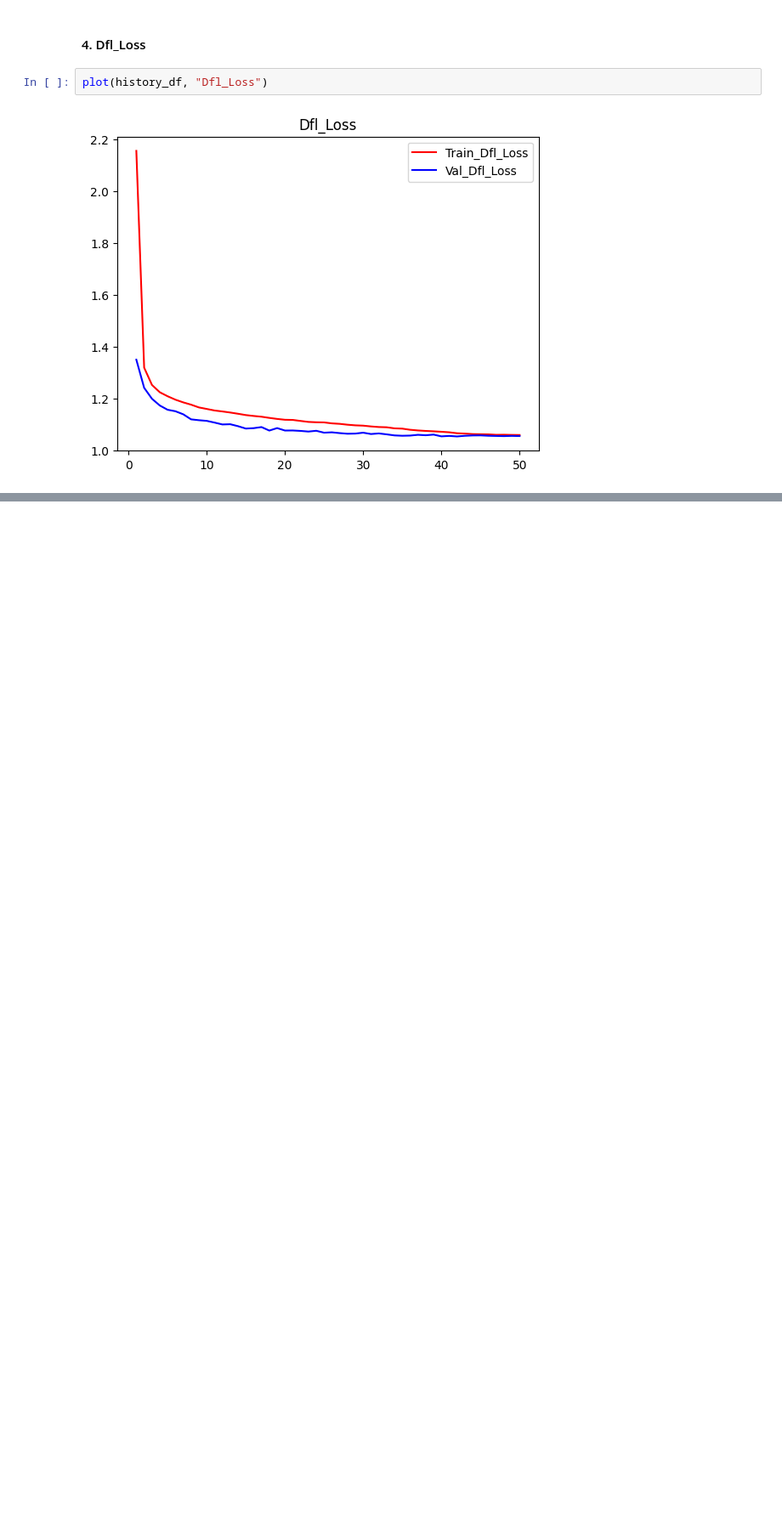
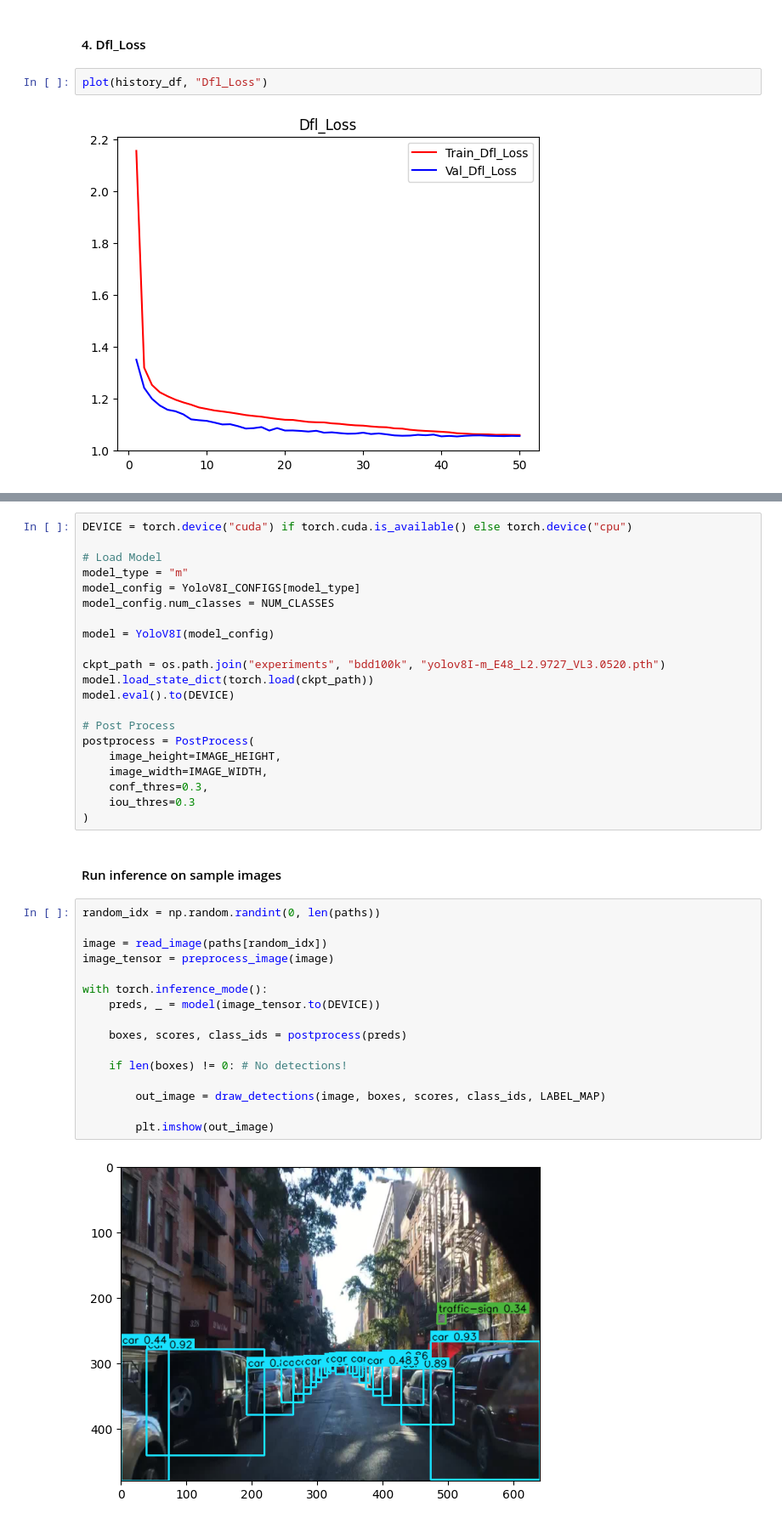
Before and after one commit to DheerajMadda/coding_assignment, a Jupyter notebook: notebooks/Task_2c_Training.ipynb, the cells around one changed output, grey strips where cells are left out. Shown: that part at 85% size. Cells and saved outputs as stored; diff of their text form; blank space fills up the shorter version.

Commit message:
added sample inference code at the end

```diff
--- a/notebooks/Task_2c_Training.ipynb
+++ b/notebooks/Task_2c_Training.ipynb
@@ -462,0 +533,41 @@ plot(history_df, "Dfl_Loss")
+# %%
+DEVICE = torch.device("cuda") if torch.cuda.is_available() else torch.device("cpu")
+
+# Load Model
+model_type = "m"
+model_config = YoloV8I_CONFIGS[model_type]
+model_config.num_classes = NUM_CLASSES
+
+model = YoloV8I(model_config)
+
+ckpt_path = os.path.join("experiments", "bdd100k", "yolov8I-m_E48_L2.9727_VL3.0520.pth")
+model.load_state_dict(torch.load(ckpt_path))
+model.eval().to(DEVICE)
+
+# Post Process
+postprocess = PostProcess(
+    image_height=IMAGE_HEIGHT,
+    image_width=IMAGE_WIDTH,
+    conf_thres=0.3,
+    iou_thres=0.3
+)
+# %% [markdown]
+#### Run inference on sample images
+# %%
+random_idx = np.random.randint(0, len(paths))
+
+image = read_image(paths[random_idx])
+image_tensor = preprocess_image(image)
+
+with torch.inference_mode():
+    preds, _ = model(image_tensor.to(DEVICE))
+
+    boxes, scores, class_ids = postprocess(preds)
+
+    if len(boxes) != 0: # No detections!
+
+        out_image = draw_detections(image, boxes, scores, class_ids, LABEL_MAP)
+
+        plt.imshow(out_image)
+# %% [output]
+[figure, added]
```
Also changed, not shown: parts of 9 cells of this notebook.
